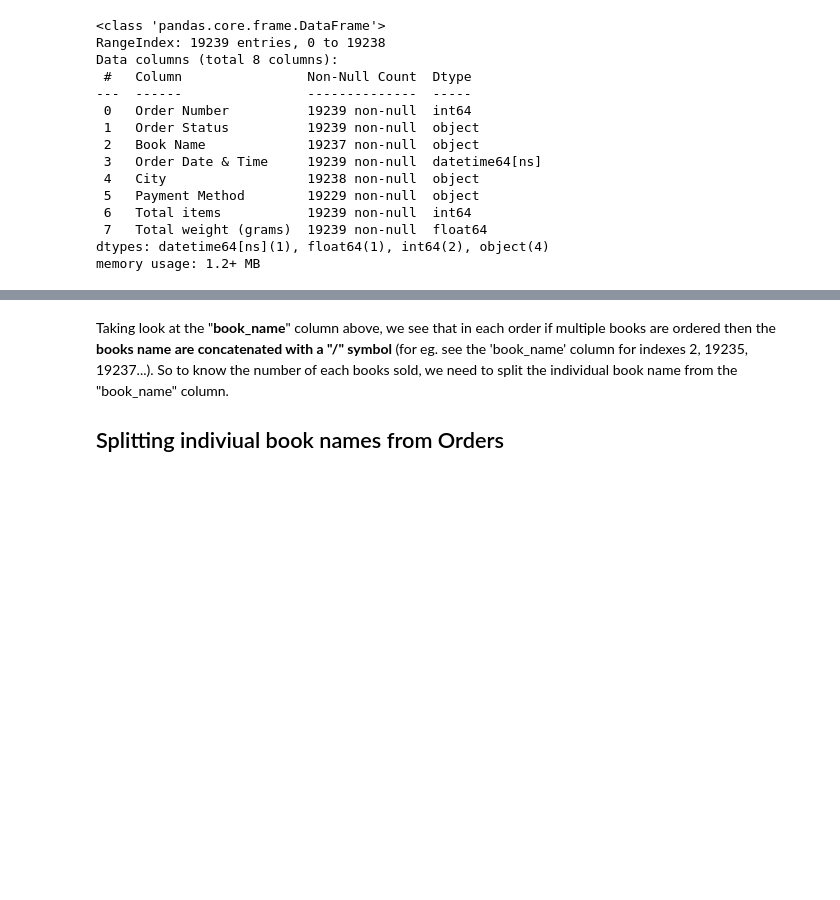
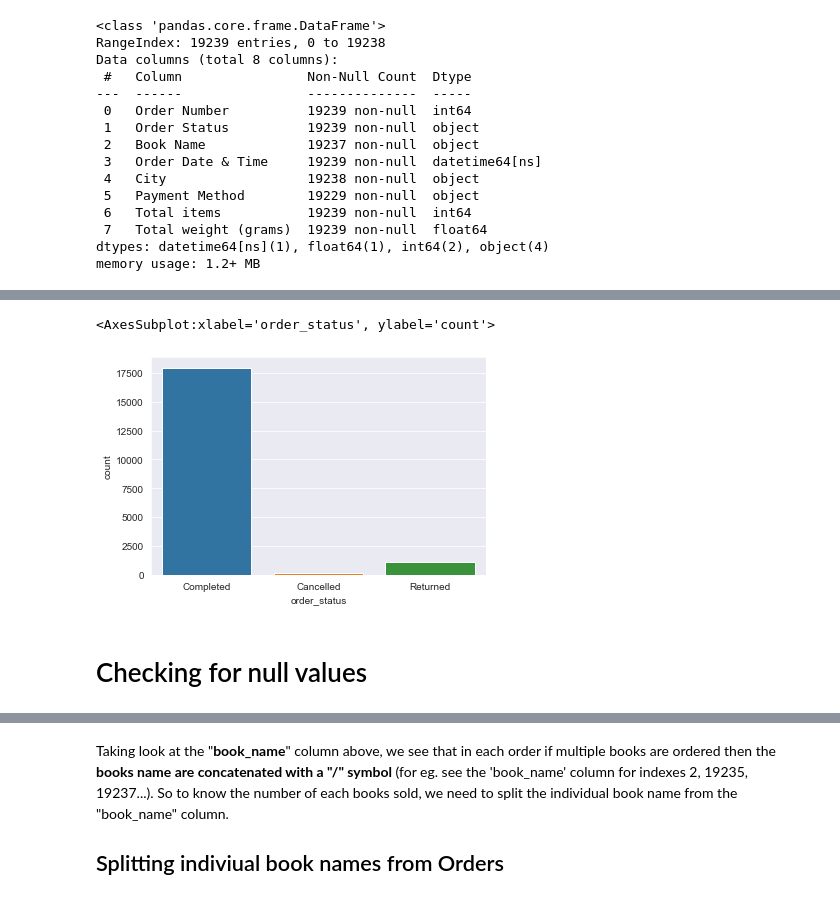
Before and after one commit to sohelakhtar23/Python-Notebooks, a Jupyter notebook: gufhtugu publication EDA/gufhtugu-book-order-EDA.ipynb, the cells around one changed output, grey strips where cells are left out. Drawn from its saved outputs; the diff is of its cells as text; code cells hidden in the pictures; blank space fills up the shorter version.

Commit message:
EDA of book orders

```diff
--- a/gufhtugu publication EDA/gufhtugu-book-order-EDA.ipynb
+++ b/gufhtugu publication EDA/gufhtugu-book-order-EDA.ipynb
@@ -71,0 +85,7 @@ gp_df
+# %%
+sns.countplot(x=gp_df.order_status)
+# %% [output]
+<AxesSubplot:xlabel='order_status', ylabel='count'>
+[figure, added]
+# %% [markdown]
+# Checking for null values
```
Also changed, not shown: parts of 59 cells of this notebook.
